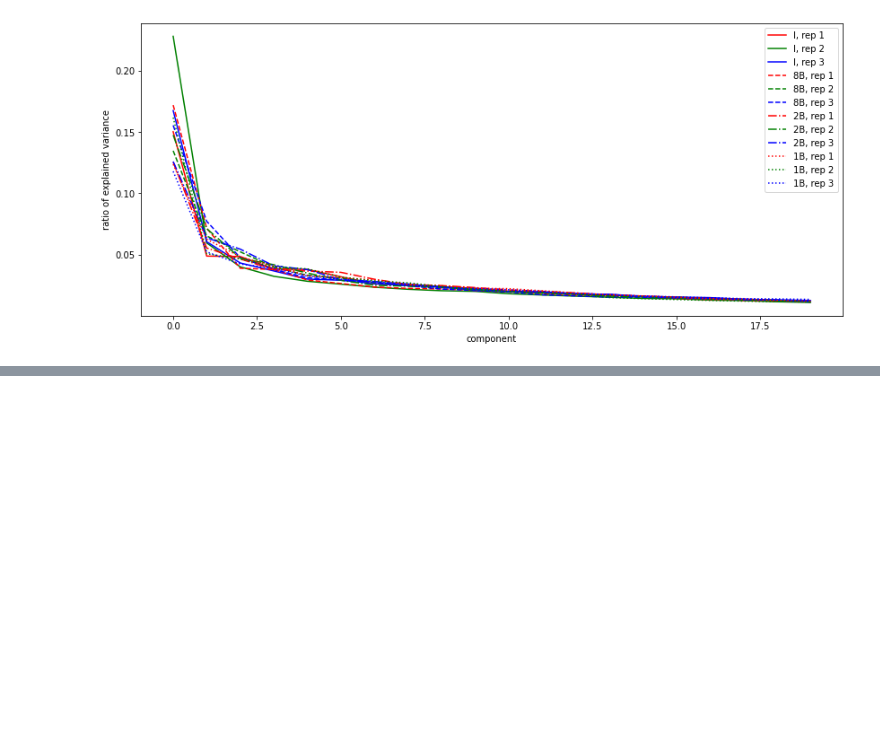
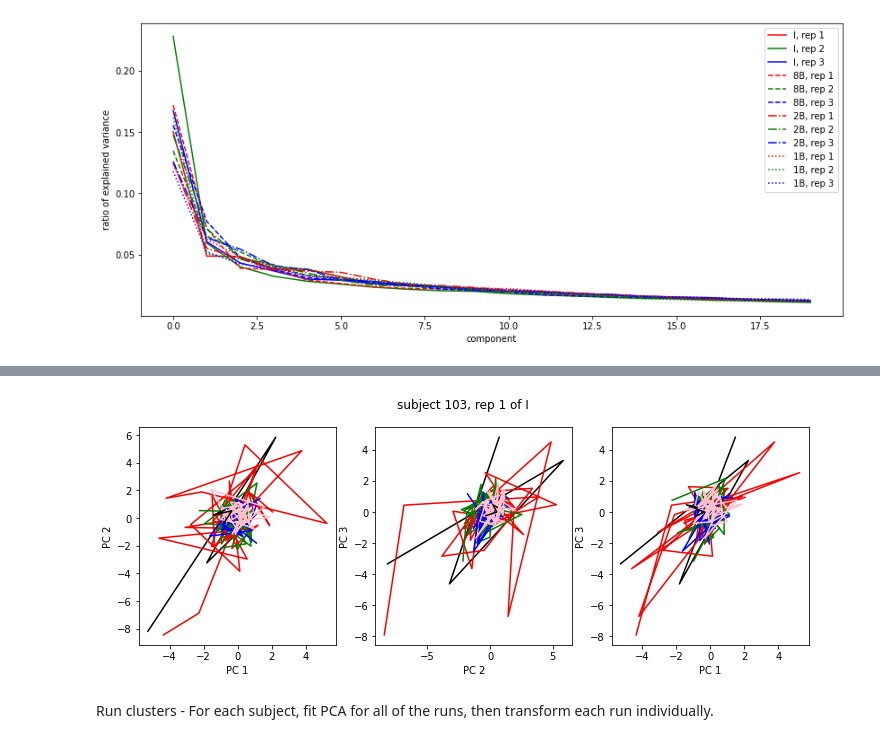
Before and after one commit to riesacassano/fMRI_piano, a Jupyter notebook: ryc_100121_PCA.ipynb, the cells around one changed output, grey strips where cells are left out. Saved outputs shown, nothing was run; the diff lists cells and outputs as text; code cells hidden in the pictures; blank space fills up the shorter version.

```diff
--- a/ryc_100121_PCA.ipynb
+++ b/ryc_100121_PCA.ipynb
@@ -144,0 +238,21 @@ Fit PCA for the average over subjects, then transform each subject individually.
+# %%
+HRF = 3
+section_boundaries = np.array((1,39,75,102,141))
+sb = section_boundaries + HRF
+colors = ['black','red','green','blue','pink','black']
+
+def plot_PCs_2d(ax,PC1,PC2,x_data,y_data,bound=sb,colors=colors):
+  ax.set_xlabel('PC %d'%(PC1+1))
+  ax.set_ylabel('PC %d'%(PC2+1))
+  ax.plot(x_data[:sb[0]],y_data[:sb[0]],color=colors[0])
+  for b in range(1,bound.shape[0]):
+    ax.plot(x_data[sb[b-1]:sb[b]],y_data[sb[b-1]:sb[b]],color=colors[b])
+  ax.plot(x_data[sb[-1]:],y_data[sb[-1]:],color=colors[-1])
+# %%
+fig,ax = plt.subplots(1,3,figsize=(12,4))
+plot_PCs_2d(ax[0],0,1,test_TRxPC[0,:],test_TRxPC[1,:])
+plot_PCs_2d(ax[1],1,2,test_TRxPC[1,:],test_TRxPC[2,:])
+plot_PCs_2d(ax[2],0,2,test_TRxPC[0,:],test_TRxPC[2,:])
+fig.suptitle('subject 103, rep 1 of I');
+# %% [output]
+[figure, added]
@@ -144,0 +279,2 @@ Fit PCA for the average over subjects, then transform each subject individually.
+# %% [markdown]
+Run clusters - For each subject, fit PCA for all of the runs, then transform each run individually.
```
Also changed, not shown: parts of 11 cells of this notebook.
